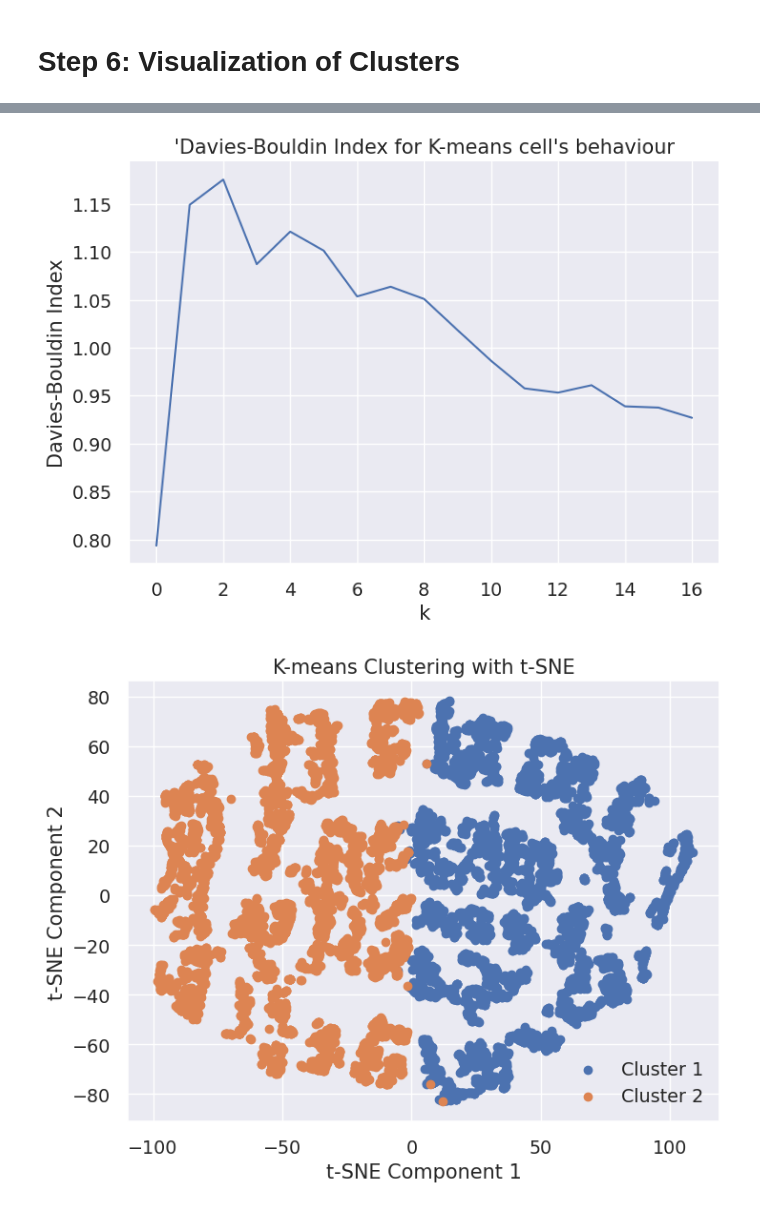
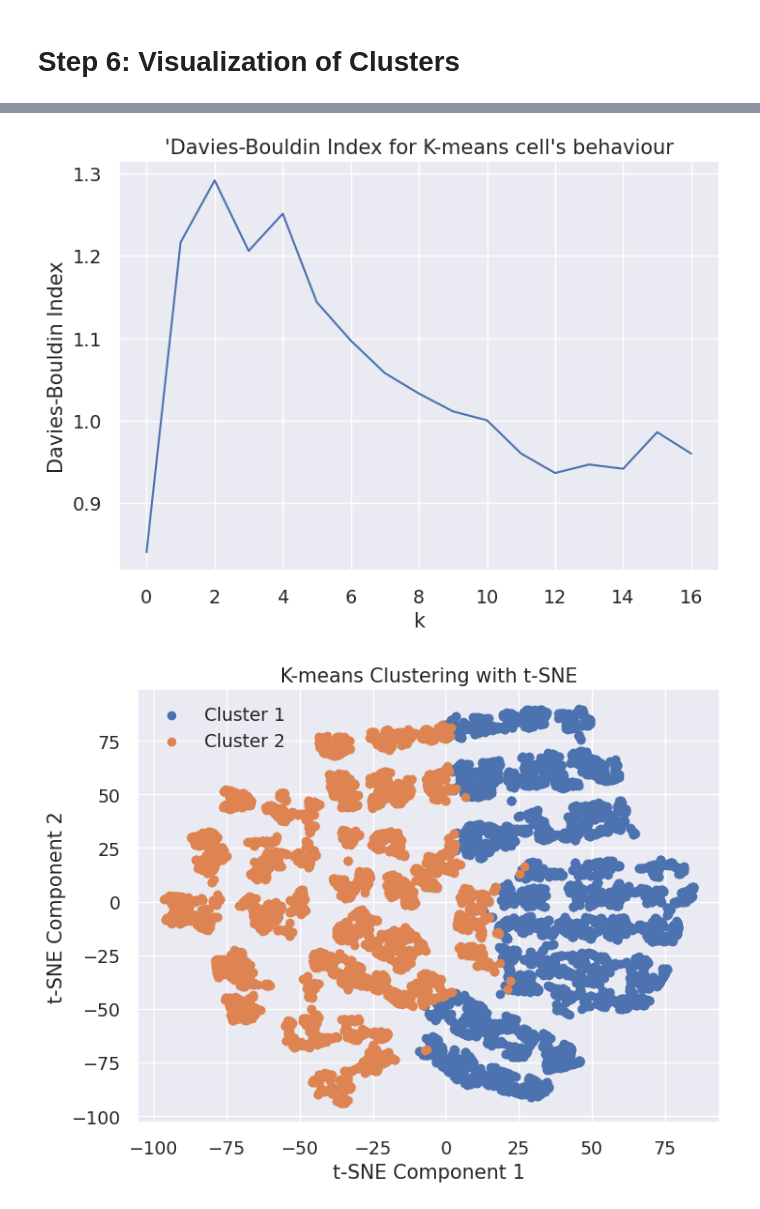
Before and after one commit to fatimagulomova/iu-projects, a Jupyter notebook: DLBDSMLUSL/policing-equity.ipynb, the cells around one changed output, grey strips where cells are left out. Cells and saved outputs as stored; diff of their text form; code cells hidden in the pictures.

```diff
--- a/DLBDSMLUSL/policing-equity.ipynb
+++ b/DLBDSMLUSL/policing-equity.ipynb
@@ -184,3 +182,8 @@ df.head()
 df.shape
 # %% [output]
 (10768, 12)
+# %%
+df['INCIDENT_YEAR'] = df['INCIDENT_YEAR'].astype(int)
+replace = df[(df['INCIDENT_YEAR'] < 2015) | (df['INCIDENT_YEAR'] > 2018)]['INCIDENT_YEAR'].tolist()
+value = round(df[(df['INCIDENT_YEAR'] >= 2015) | (df['INCIDENT_YEAR'] <= 2018)]['INCIDENT_YEAR'].mean())
+df['INCIDENT_YEAR'].replace(to_replace=replace, value=value, inplace=True)
@@ -187,3 +209,9 @@ df.shape
+# %%
+# Select rows where 'INCIDENT_MONTH' is '07', '04', or '08'
+rows_to_drop = df[df['INCIDENT_MONTH'].isin(['07', '04', '08'])]
+
+# Drop the selected rows along with the corresponding columns
+df.drop(rows_to_drop.index, axis=0, inplace=True)
 # %%
 def replace_values(feature, items, dict_, df=df):
     """
@@ -609,7 +637,7 @@ visualizer.show()
 # %%
 # clustering
 n_clusters = 2
-kmeans = KMeans(n_clusters=n_clusters, random_state=0).fit(label_df[selected_features])
+kmeans = KMeans(n_clusters=n_clusters, random_state=42, max_iter=100).fit(reduced_df)
 
 # extract centroids of clusters into a dataframe
 centers = kmeans.cluster_centers_
@@ -735,22 +763,22 @@ plt.xlabel('k')
 plt.title("'Davies-Bouldin Index for K-means cell's behaviour")
 sns.despine()
 # %% [output]
-[figure, old version]
+[figure, new version]
 # %%
 # Visualization of kmeans with TSNE
 
 tsne = TSNE(n_components=2, random_state=0)
-projections = tsne.fit_transform(reduced_df)
+projections = tsne.fit_transform(label_df)
 
 plt.figure(figsize=(8, 6))
 for i in range(n_clusters):
     plt.scatter(projections[labels == i][:, 0],
                 projections[labels == i][:, 1], label=f'Cluster {i + 1}')
 
 plt.xlabel('t-SNE Component 1')
 plt.ylabel('t-SNE Component 2')
 plt.title('K-means Clustering with t-SNE')
 plt.legend(loc ='best')
 plt.show()
 # %% [output]
-[figure, old version]
+[figure, new version]
```
Also changed, not shown: parts of 24 cells of this notebook.
